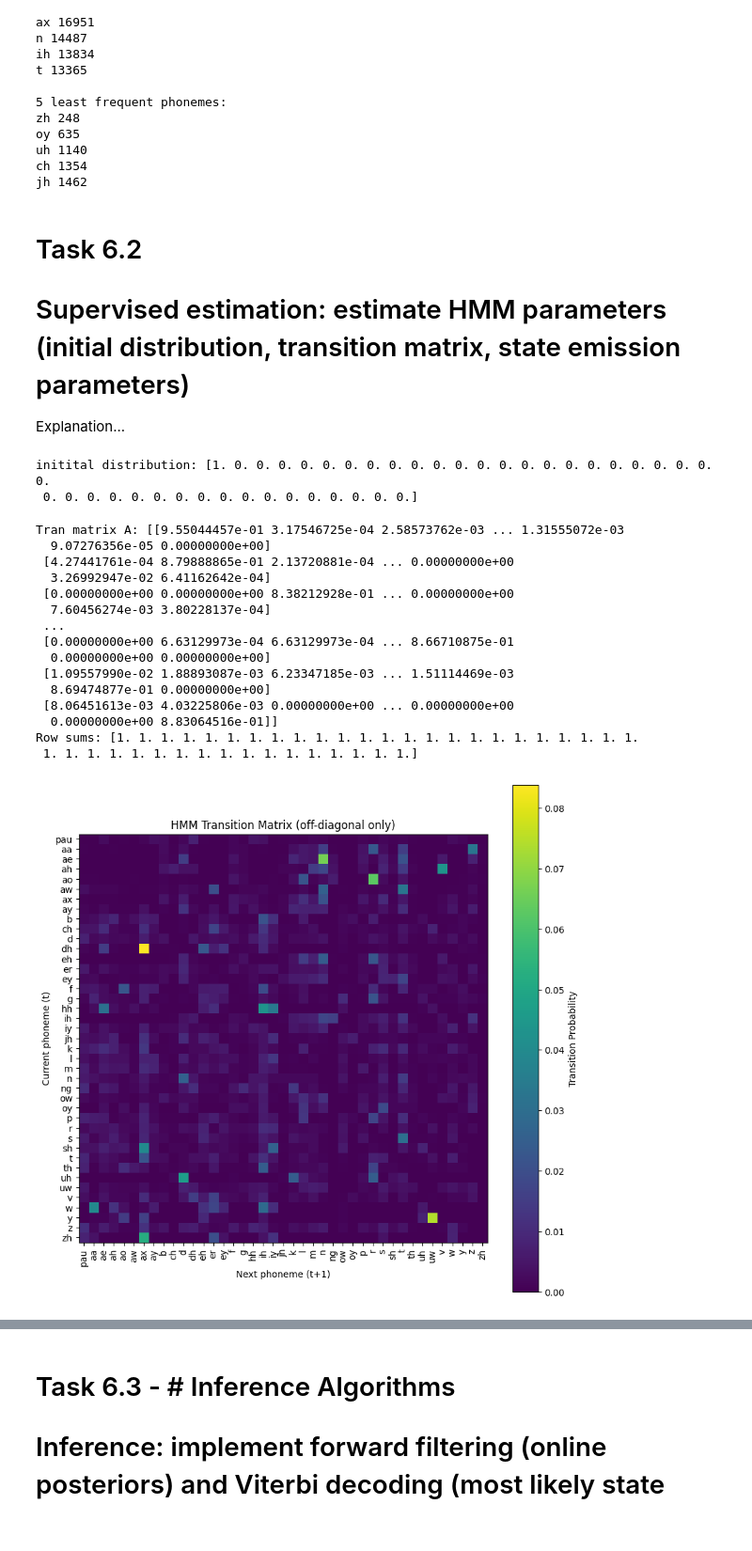
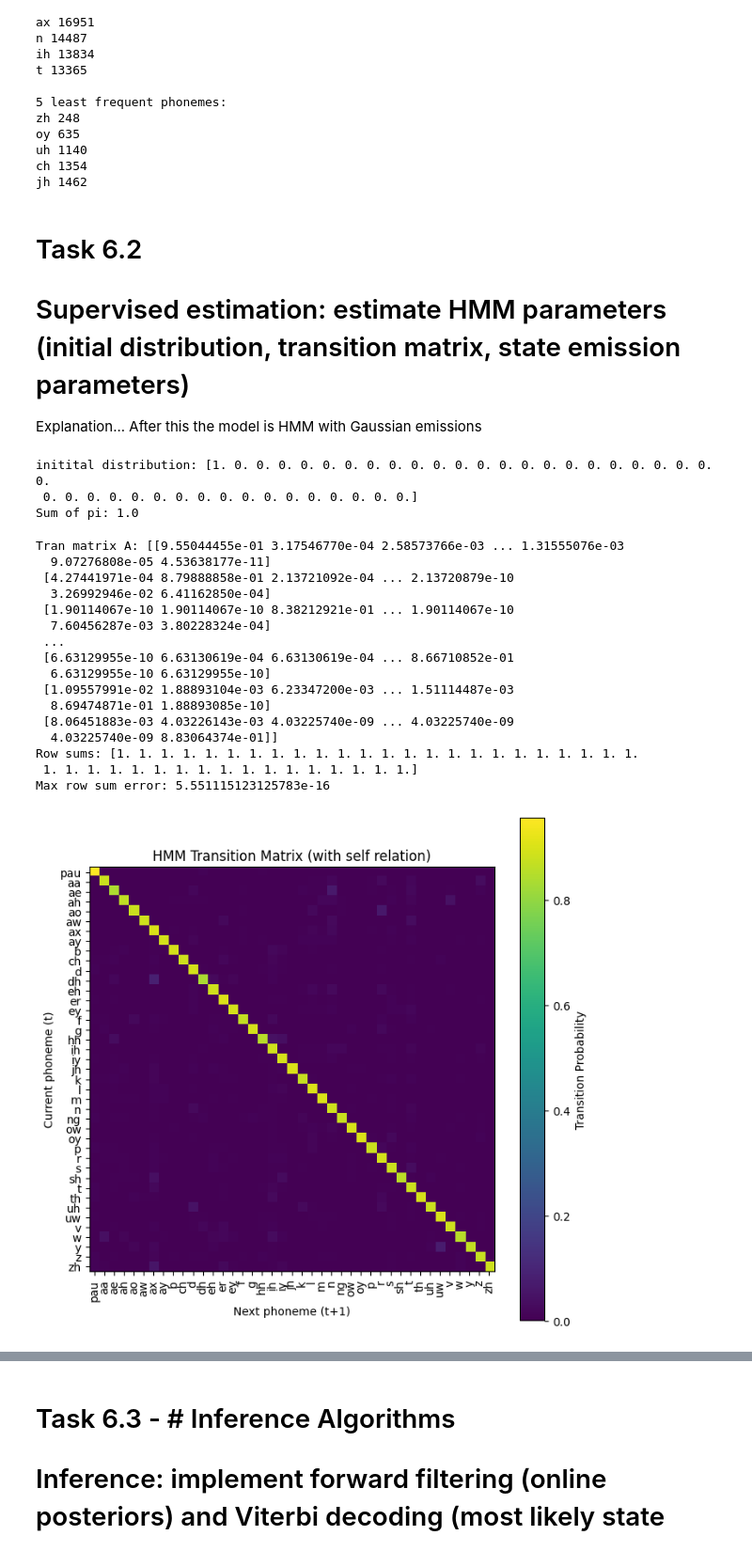
Before and after one commit to eythorto/Gervigreind, a Jupyter notebook: project2/project2notebook.ipynb, the cells around one changed output, grey strips where cells are left out. Shown at 94% size. Drawn from its saved outputs; the diff is of its cells as text; code cells hidden in the pictures.

```diff
--- a/project2/project2notebook.ipynb
+++ b/project2/project2notebook.ipynb
@@ -287,6 +287,7 @@ jh 1462
 # Supervised estimation: estimate HMM parameters (initial distribution, transition matrix, state emission parameters)
 
 Explanation...
+After this the model is HMM with Gaussian emissions
 # %%
 # initial distribution
 initial_dict = {}
@@ -307,9 +308,11 @@ for k, v in initial_dict.items():
 pi = pi / np.sum(pi)
 
 print("initital distribution:", pi)
+print("Sum of pi:", np.sum(pi))
 # %% [output]
 initital distribution: [1. 0. 0. 0. 0. 0. 0. 0. 0. 0. 0. 0. 0. 0. 0. 0. 0. 0. 0. 0. 0. 0. 0. 0.
  0. 0. 0. 0. 0. 0. 0. 0. 0. 0. 0. 0. 0. 0. 0. 0. 0.]
+Sum of pi: 1.0
 # %%
 # transition matrix
 transition_dict = {}
@@ -334,60 +337,75 @@ for data in train_data:
 # normalize each row
 num_states = len(phoneme_set)
 tran_matrix_A = np.zeros((num_states, num_states))
 
+# for i in transition_dict:
+#     for j in transition_dict[i]:
+#         tran_matrix_A[i, j] = transition_dict[i][j]
+
+# row_sums = tran_matrix_A.sum(axis=1, keepdims=True)
+# row_sums[row_sums == 0] = 1
+# tran_matrix_A = tran_matrix_A / row_sums
+
+# num_states = len(phoneme_set)
+# tran_matrix_A = np.zeros((num_states, num_states))
+
 for i in transition_dict:
     for j in transition_dict[i]:
         tran_matrix_A[i, j] = transition_dict[i][j]
 
+# try smoothing -> for more numerical stability and unlikely but possible transitions between phonemes (instead of impossible transitions of zeros)
+tran_matrix_A += 1e-6
+
+# Normalize
 row_sums = tran_matrix_A.sum(axis=1, keepdims=True)
 row_sums[row_sums == 0] = 1
 tran_matrix_A = tran_matrix_A / row_sums
 
-print("Tran matrix A:", tran_matrix_A)
-print(
-    "Row sums:", np.sum(tran_matrix_A, axis=1)
-)  # should be 1 -> else normalization is wrong
+print("Tran matrix A:", tran_matrix_A) # got some 0 -> trying smoothing
+print("Row sums:", np.sum(tran_matrix_A, axis=1))  # should be 1 -> else normalization is wrong
+print("Max row sum error:", np.max(np.abs(np.sum(tran_matrix_A, axis=1) - 1))) # good if its a very low number!
 
-# plot Transition matrix
-# plt.figure(figsize=(8, 8))
-# plt.imshow(tran_matrix_A)
 
-# plt.xticks(range(len(phoneme_set)), phoneme_set, rotation=90)
-# plt.yticks(range(len(phoneme_set)), phoneme_set)
-
-# plt.xlabel("Next phoneme (t+1)")
-# plt.ylabel("Current phoneme (t)")
-# plt.title("HMM Transition Matrix")
-# plt.colorbar()
-# plt.show()
+# self-transitions = staying in the same phoneme after transition
+# plot Transition matrix - with self-transitions
+plt.figure(figsize=(8, 8))
+plt.imshow(tran_matrix_A)
+plt.xticks(range(len(phoneme_set)), phoneme_set, rotation=90)
+plt.yticks(range(len(phoneme_set)), phoneme_set)
+plt.xlabel("Next phoneme (t+1)")
+plt.ylabel("Current phoneme (t)")
+plt.title("HMM Transition Matrix (with self relation)")
+plt.colorbar(label="Transition Probability")
+plt.show()
 
 # Plot the transition matrix (off-diagonal only) -> Probabilities of changing from one phoneme to another (ignoring self-transitions).
 tran_matrix_offdiag = tran_matrix_A.copy()
-np.fill_diagonal(tran_matrix_offdiag, 0)
+np.fill_diagonal(tran_matrix_offdiag, 0) # set diagonal to 0
 
-plt.figure(figsize=(10, 10))
+plt.figure(figsize=(8, 8))
 plt.imshow(tran_matrix_offdiag, cmap="viridis")
 plt.xticks(range(len(phoneme_set)), phoneme_set, rotation=90)
 plt.yticks(range(len(phoneme_set)), phoneme_set)
 plt.xlabel("Next phoneme (t+1)")
 plt.ylabel("Current phoneme (t)")
 plt.title("HMM Transition Matrix (off-diagonal only)")
 plt.colorbar(label="Transition Probability")
 plt.show()
 # %% [output]
-Tran matrix A: [[9.55044457e-01 3.17546725e-04 2.58573762e-03 ... 1.31555072e-03
-  9.07276356e-05 0.00000000e+00]
- [4.27441761e-04 8.79888865e-01 2.13720881e-04 ... 0.00000000e+00
-  3.26992947e-02 6.41162642e-04]
- [0.00000000e+00 0.00000000e+00 8.38212928e-01 ... 0.00000000e+00
-  7.60456274e-03 3.80228137e-04]
+Tran matrix A: [[9.55044455e-01 3.17546770e-04 2.58573766e-03 ... 1.31555076e-03
+  9.07276808e-05 4.53638177e-11]
+ [4.27441971e-04 8.79888858e-01 2.13721092e-04 ... 2.13720879e-10
+  3.26992946e-02 6.41162850e-04]
+ [1.90114067e-10 1.90114067e-10 8.38212921e-01 ... 1.90114067e-10
+  7.60456287e-03 3.80228324e-04]
  ...
- [0.00000000e+00 6.63129973e-04 6.63129973e-04 ... 8.66710875e-01
-  0.00000000e+00 0.00000000e+00]
- [1.09557990e-02 1.88893087e-03 6.23347185e-03 ... 1.51114469e-03
-  8.69474877e-01 0.00000000e+00]
- [8.06451613e-03 4.03225806e-03 0.00000000e+00 ... 0.00000000e+00
-  0.00000000e+00 8.83064516e-01]]
+ [6.63129955e-10 6.63130619e-04 6.63130619e-04 ... 8.66710852e-01
+  6.63129955e-10 6.63129955e-10]
+ [1.09557991e-02 1.88893104e-03 6.23347200e-03 ... 1.51114487e-03
+  8.69474871e-01 1.88893085e-10]
+ [8.06451883e-03 4.03226143e-03 4.03225740e-09 ... 4.03225740e-09
+  4.03225740e-09 8.83064374e-01]]
 Row sums: [1. 1. 1. 1. 1. 1. 1. 1. 1. 1. 1. 1. 1. 1. 1. 1. 1. 1. 1. 1. 1. 1. 1. 1.
  1. 1. 1. 1. 1. 1. 1. 1. 1. 1. 1. 1. 1. 1. 1. 1. 1.]
+Max row sum error: 5.551115123125783e-16
-[figure, old version]
+[figure, new version]
```
Also changed, not shown: parts of 7 cells of this notebook.
